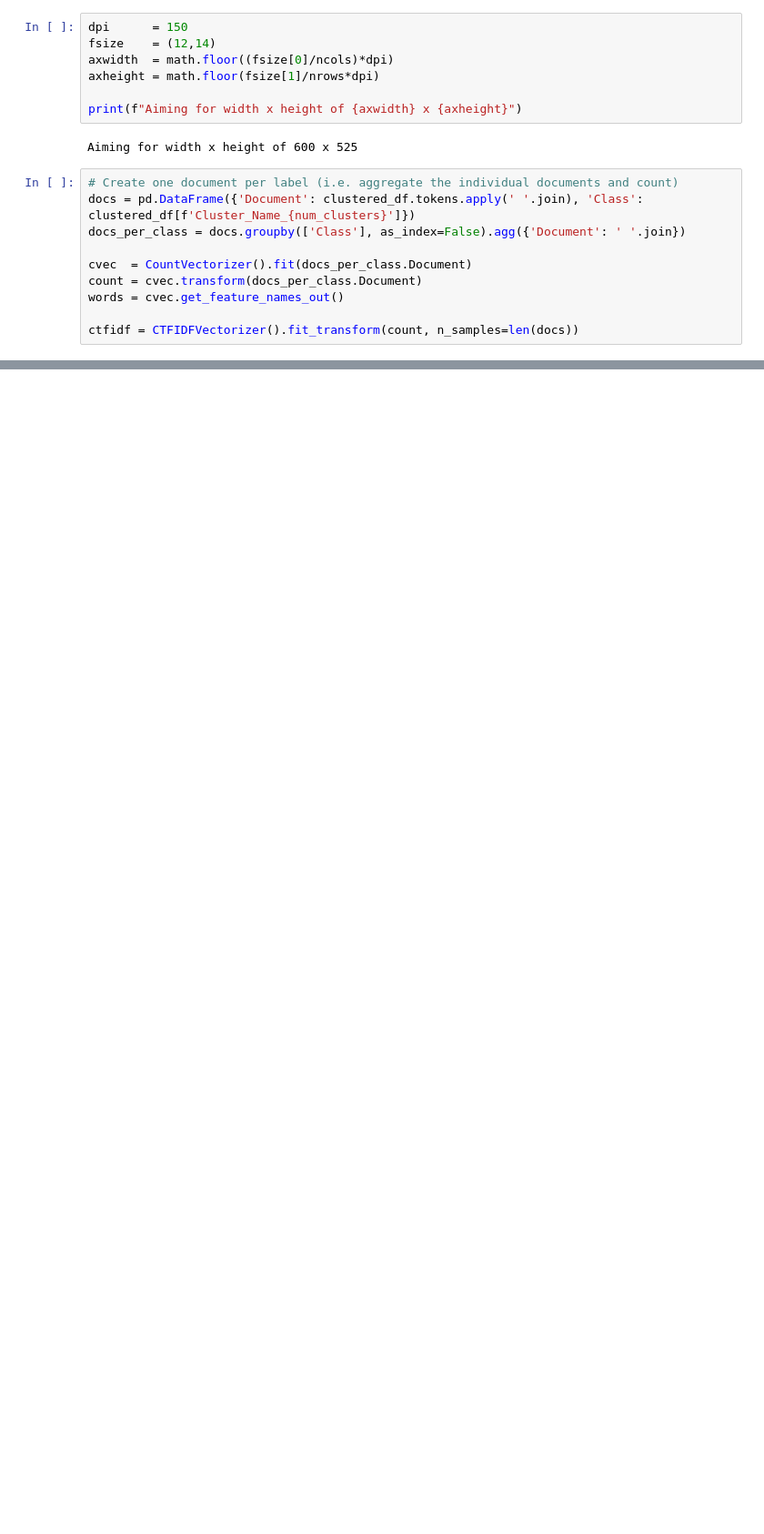
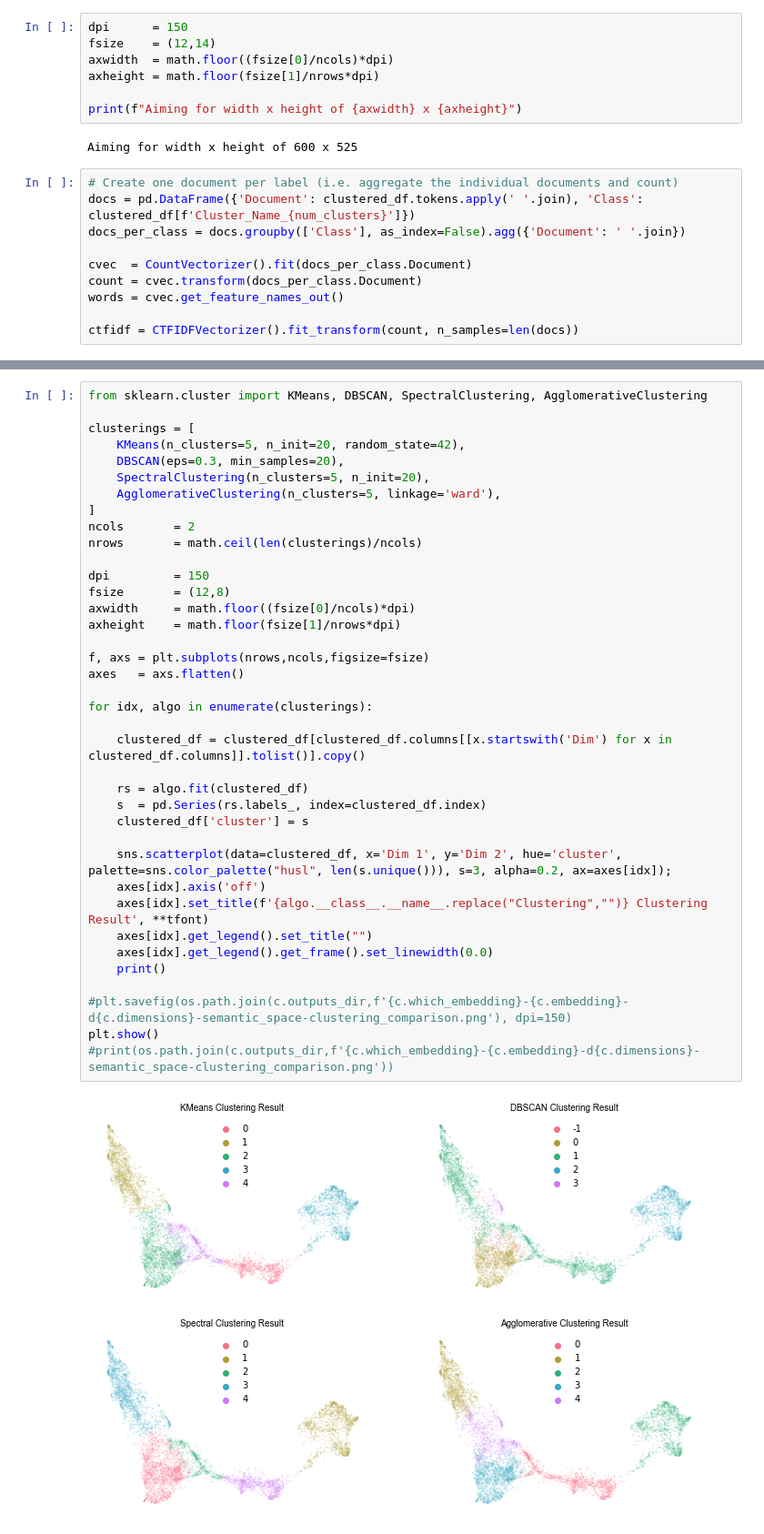
Before and after one commit to jreades/ph-tutorial-code, a Jupyter notebook: Clustering_Word_Embeddings.ipynb, the cells around one changed output, grey strips where cells are left out. Shown at 91% size. Drawn from its saved outputs; the diff is of its cells as text; blank space fills up the shorter version.

```diff
--- a/Clustering_Word_Embeddings.ipynb
+++ b/Clustering_Word_Embeddings.ipynb
@@ -874,0 +880,40 @@ Done.
+# %%
+from sklearn.cluster import KMeans, DBSCAN, SpectralClustering, AgglomerativeClustering
+
+clusterings = [
+    KMeans(n_clusters=5, n_init=20, random_state=42),
+    DBSCAN(eps=0.3, min_samples=20),
+    SpectralClustering(n_clusters=5, n_init=20),
+    AgglomerativeClustering(n_clusters=5, linkage='ward'),
+]
+ncols       = 2
+nrows       = math.ceil(len(clusterings)/ncols)
+
+dpi         = 150
+fsize       = (12,8)
+axwidth     = math.floor((fsize[0]/ncols)*dpi)
+axheight    = math.floor(fsize[1]/nrows*dpi)
+
+f, axs = plt.subplots(nrows,ncols,figsize=fsize)
+axes   = axs.flatten()
+
+for idx, algo in enumerate(clusterings):
+
+    clustered_df = clustered_df[clustered_df.columns[[x.startswith('Dim') for x in clustered_df.columns]].tolist()].copy()
+
+    rs = algo.fit(clustered_df)
+    s  = pd.Series(rs.labels_, index=clustered_df.index)
+    clustered_df['cluster'] = s
+
+    sns.scatterplot(data=clustered_df, x='Dim 1', y='Dim 2', hue='cluster', palette=sns.color_palette("husl", len(s.unique())), s=3, alpha=0.2, ax=axes[idx]);
+    axes[idx].axis('off')
+    axes[idx].set_title(f'{algo.__class__.__name__.replace("Clustering","")} Clustering Result', **tfont)
+    axes[idx].get_legend().set_title("")
+    axes[idx].get_legend().get_frame().set_linewidth(0.0)
+    print()
+
+#plt.savefig(os.path.join(c.outputs_dir,f'{c.which_embedding}-{c.embedding}-d{c.dimensions}-semantic_space-clustering_comparison.png'), dpi=150)
+plt.show()
+#print(os.path.join(c.outputs_dir,f'{c.which_embedding}-{c.embedding}-d{c.dimensions}-semantic_space-clustering_comparison.png'))
+# %% [output]
+[figure, added]
```
Also changed, not shown: parts of 41 cells of this notebook.
